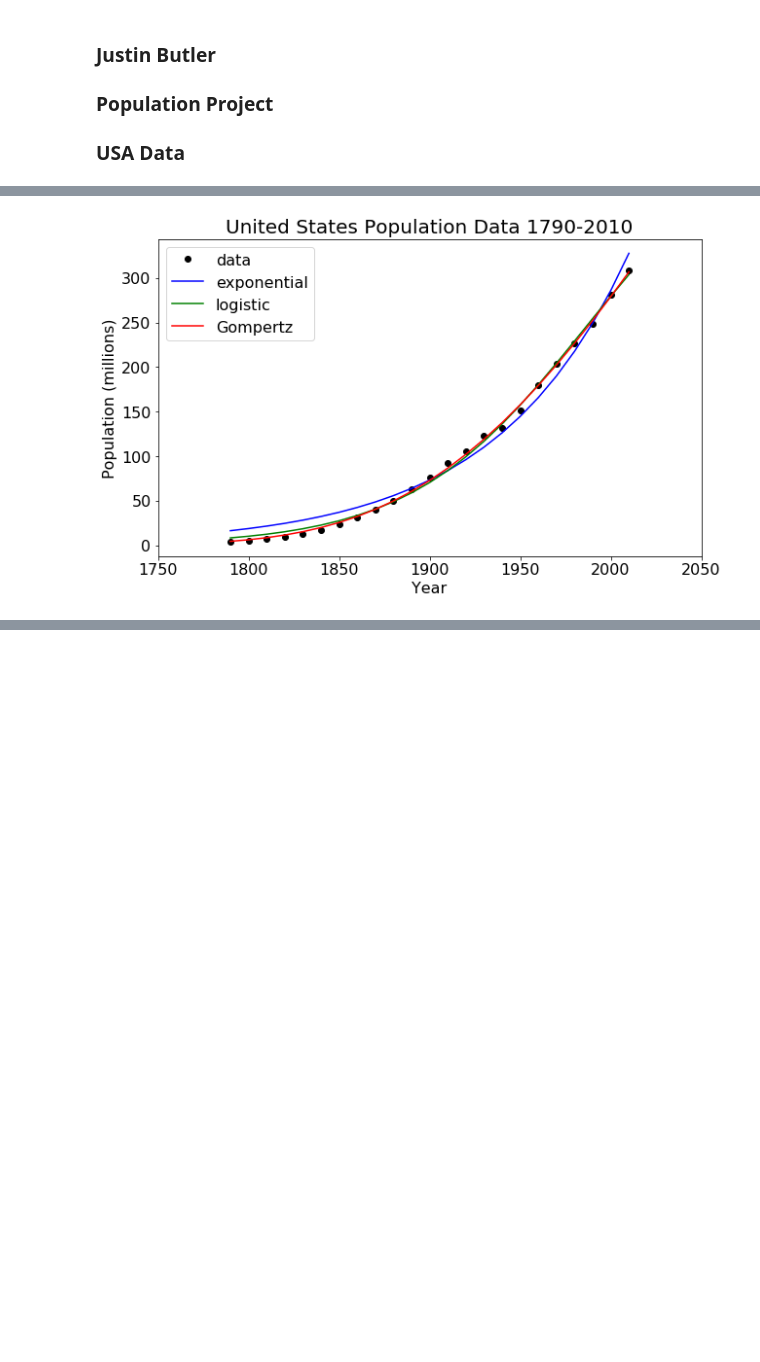
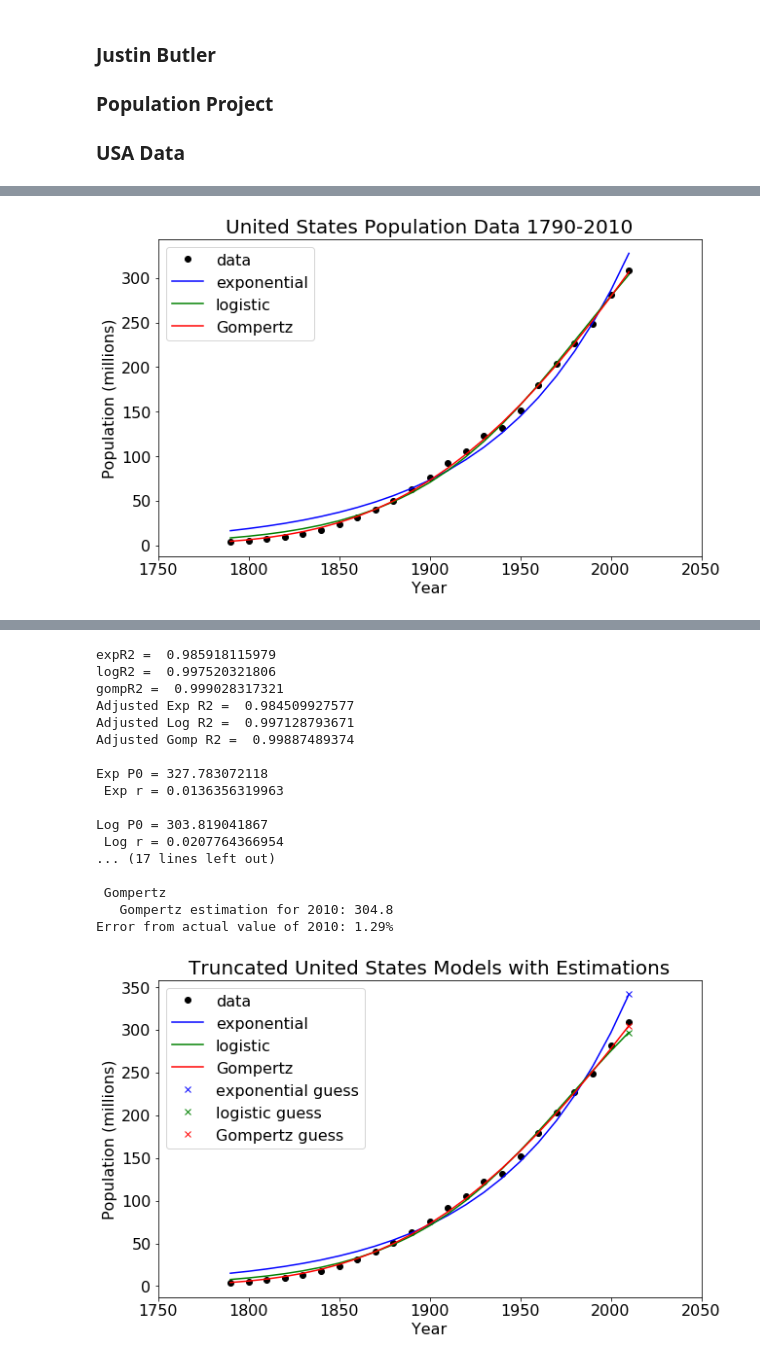
Before and after one commit to BananaBonanza/cwuMath475, a Jupyter notebook: butlerPopulationProject.ipynb, the cells around one changed output, grey strips where cells are left out. Cells and saved outputs as stored; diff of their text form; code cells hidden in the pictures; blank space fills up the shorter version.

```diff
--- a/butlerPopulationProject.ipynb
+++ b/butlerPopulationProject.ipynb
@@ -143,11 +143,17 @@ P_exp = US_exp(USYears-2010, P_0exp, r_exp)
 #----------------------
 
 #------- Approximate paramater values for Logistic model ---------
+c,d = np.polyfit(USYears-2010, np.log((L/USPop)-1),1)
 
+print "c = ",c
+print "d = ",d
+
+r_log_lin = -c
+P0_log_lin = L/(np.exp(d)+1)
 
 
 #------- Take estimate and create logistic
-lopt, lcov = curve_fit(US_log, USYears-2010, USPop, p0=(USPop[22],avgPPGR,400))
+lopt, lcov = curve_fit(US_log, USYears-2010, USPop, p0=(P0_log_lin,r_log_lin,L))
 #print "lopt =", lopt, "lcov =", lcov
 
 P_0log = lopt[0]
@@ -238,6 +244,19 @@ print "Adjusted Exp R2 = ", expAR2
 print "Adjusted Log R2 = ", logAR2
 print "Adjusted Gomp R2 = ", gompAR2
 
+# Print the values I need for my paper
+print ""
+print "Exp P0 =", P_0exp
+print " Exp r =", r_exp
+print ""
+print "Log P0 =", P_0log
+print " Log r =", r_log
+print " Log L =", L_log
+print ""
+print "Gom P0 =", P_0gomp
+print " Gom r =", r_gomp
+print " Gom L =", L_gomp
+
 #------------------------------------------------------------
 # Working with predictions: Eliminating the last data point
 #------------------------------------------------------------
@@ -255,7 +274,7 @@ ep_opt, ep_cov = curve_fit(US_exp, USYearsPast-2000, USPopPast, p0=(P0_exp_lin,r
 
 P_0exp_past = ep_opt[0]
 r_exp_past = ep_opt[1]
-P_exp_past = US_exp(USYearsPast-2000, P_0exp_past, r_exp_past)
+P_exp_past = US_exp(USYears- 2000, P_0exp_past, r_exp_past)
 
 exp_est_2010 = US_exp(10, P_0exp_past, r_exp_past)
 print ""
@@ -270,11 +289,11 @@ lp_opt, lp_cov = curve_fit(US_log, USYearsPast-2000, USPopPast, p0=(P_0log, r_lo
 P_0log_past = lp_opt[0]
 r_log_past = lp_opt[1]
 L_log_past = lp_opt[2]
-P_log_past = US_log(USYearsPast-2000, P_0log_past, r_log_past, L_log_past)
+P_log_past = US_log(USYears-2000, P_0log_past, r_log_past, L_log_past)
 
-log_est_2010 = US_log(10, P_0log_past, r_exp_past, L_log_past)
+log_est_2010 = US_log(10, P_0log_past, r_log_past, L_log_past)
 print ""
-print color.BOLD, "Exponential", color.END
+print color.BOLD, "Logistic", color.END
 print "   Logistic estimation for 2010:", round(log_est_2010,1)
 print "Error from actual value of 2010: {}%".format(round((np.absolute(log_est_2010-USPop[22])/USPop[22])*100,2))
 
@@ -286,11 +305,42 @@ gp_opt, gp_cov = curve_fit(US_Gomp, USYearsPast-2000, USPopPast, p0=(P_0gomp, r_
 P_0gomp_past = gp_opt[0]
 r_gomp_past = gp_opt[1]
 L_gomp_past = gp_opt[2]
-P_gomp_past = US_Gomp(USYearsPast-2000, P_0gomp_past, r_gomp_past, L_gomp_past)
+P_gomp_past = US_Gomp(USYears-2000, P_0gomp_past, r_gomp_past, L_gomp_past)
 
 gomp_est_2010 = US_Gomp(10, P_0gomp_past, r_gomp_past, L_gomp_past)
 print ""
 print color.BOLD, "Gompertz", color.END
 print "   Gompertz estimation for 2010:", round(gomp_est_2010,1)
 print "Error from actual value of 2010: {}%".format(round((np.absolute(gomp_est_2010-USPop[22])/USPop[22])*100,2))
+
+#--------------------------------------------------------------
+# Plotting the models with the omission, as well as predictions
+#--------------------------------------------------------------
+
+plt.figure(figsize=(10,6))
+plt.rc('xtick', labelsize=16)
+plt.rc('ytick', labelsize=16)
+#
+#Plotting the data points
+plt.plot(USYears, USPop, 'o', color='k', label='data')
+#First, draw the exponential model,
+plt.plot(USYears, P_exp_past, color='b', label='exponential')
+#then the logistic model,
+plt.plot(USYears, P_log_past2, color='g', label="logistic")
+#and finally Gompertz model.
+plt.plot(USYears, P_gomp_past, color='r', label = 'Gompertz')
+# ----- The next three are all the predicted values for 2010 ----
+plt.plot(2010, exp_est_2010, 'x', color='b', label='exponential guess')
+plt.plot(2010, log_est_2010, 'x', color='g', label='logistic guess')
+plt.plot(2010, gomp_est_2010, 'x', color='r', label='Gompertz guess')
+#
+plt.ylabel('Population (millions)', fontsize=16)
+plt.xlabel('Year', fontsize=16)
+plt.title('Truncated United States Models with Estimations', fontsize=20)
+plt.legend(loc=2, fontsize=16)
+#plt.xlim([-250, 10])
+plt.xlim([1750, 2050])
+plt.savefig('USPopLOO.png')
+plt.show()
+plt.close()
 # %% [output]
@@ -314,0 +350,18 @@ Error from actual value of 2010: 1.29%
+expR2 =  0.985918115979
+logR2 =  0.997520321806
+gompR2 =  0.999028317321
+Adjusted Exp R2 =  0.984509927577
+Adjusted Log R2 =  0.997128793671
+Adjusted Gomp R2 =  0.99887489374
+
+Exp P0 = 327.783072118
+ Exp r = 0.0136356319963
+
+Log P0 = 303.819041867
+ Log r = 0.0207764366954
+... (17 lines left out)
+
+ Gompertz
+   Gompertz estimation for 2010: 304.8
+Error from actual value of 2010: 1.29%
+[figure, added]
```
Also changed, not shown: parts of 1 cell of this notebook, 2 other files.
